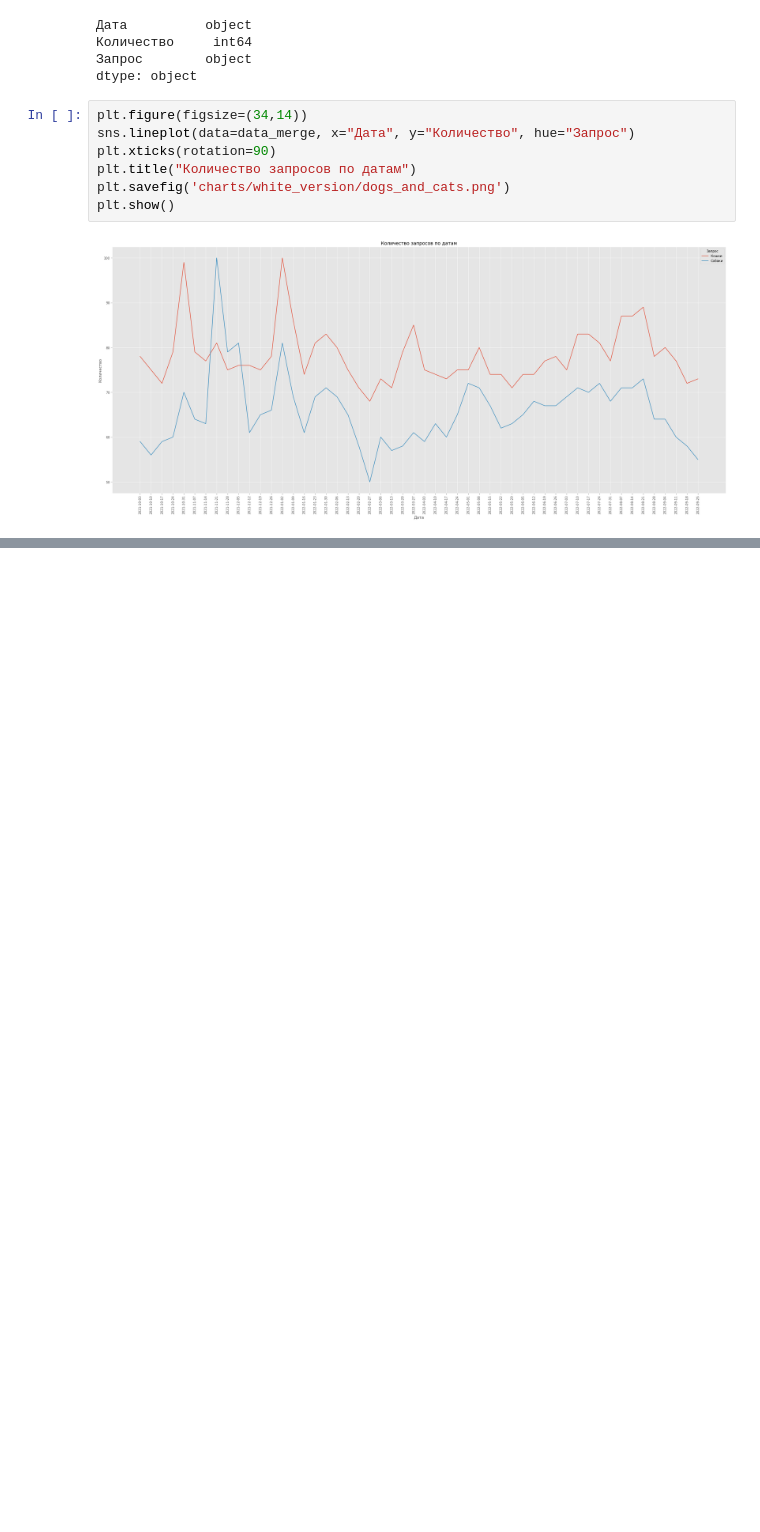
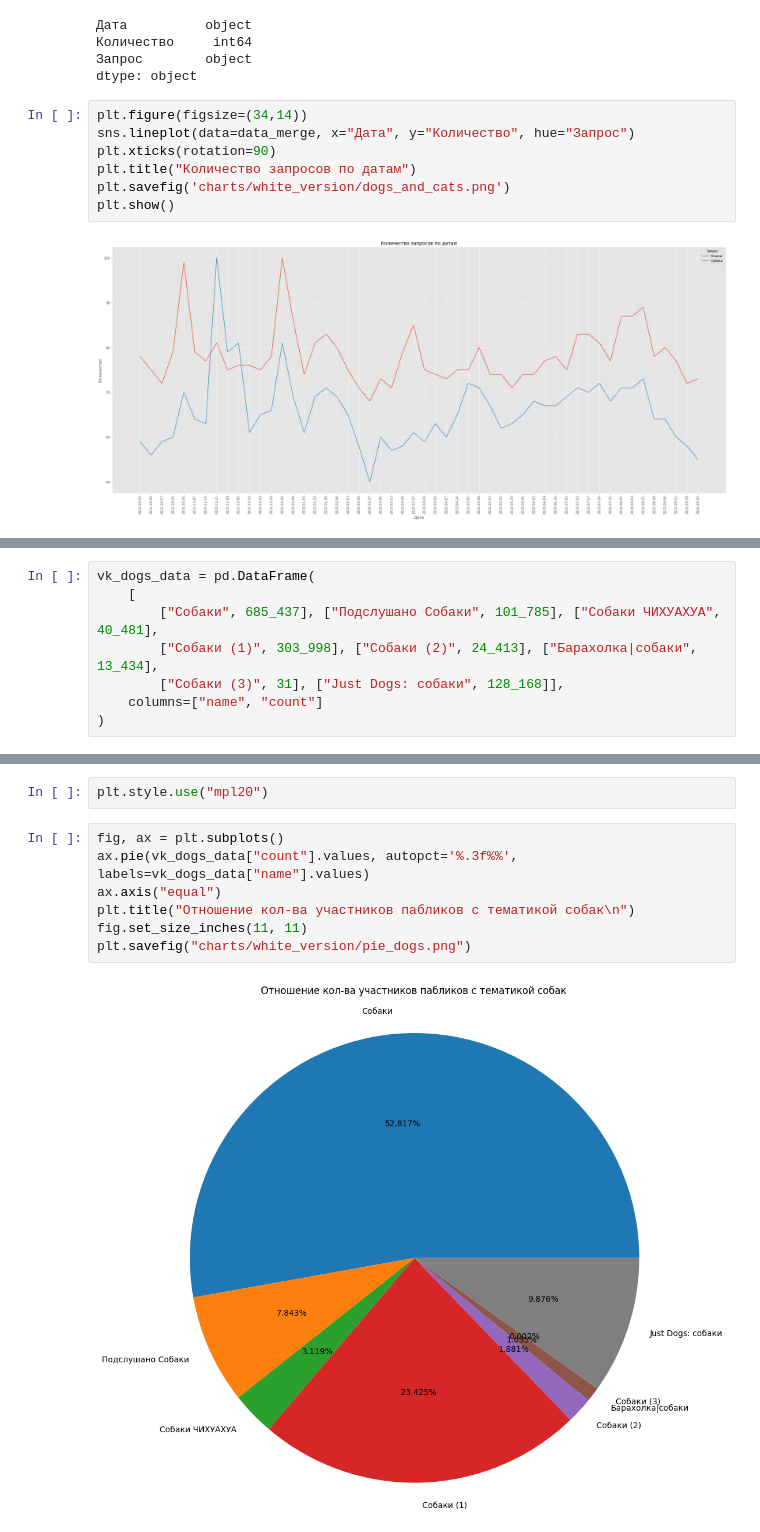
Before and after one commit to D1ffic00lt/cat-and-dog-analytics, a Jupyter notebook: main.ipynb, the cells around one changed output, grey strips where cells are left out. Cells and saved outputs as stored; diff of their text form; blank space fills up the shorter version.

```diff
--- a/main.ipynb
+++ b/main.ipynb
@@ -135,0 +144,8 @@ plt.show()
+# %%
+vk_dogs_data = pd.DataFrame(
+    [
+        ["Собаки", 685_437], ["Подслушано Собаки", 101_785], ["Собаки ЧИХУАХУА", 40_481],
+        ["Собаки (1)", 303_998], ["Собаки (2)", 24_413], ["Барахолка|собаки", 13_434],
+        ["Собаки (3)", 31], ["Just Dogs: собаки", 128_168]],
+    columns=["name", "count"]
+)
@@ -135,0 +164,11 @@ plt.show()
+# %%
+plt.style.use("mpl20")
+# %%
+fig, ax = plt.subplots()
+ax.pie(vk_dogs_data["count"].values, autopct='%.3f%%', labels=vk_dogs_data["name"].values)
+ax.axis("equal")
+plt.title("Отношение кол-ва участников пабликов с тематикой собак\n")
+fig.set_size_inches(11, 11)
+plt.savefig("charts/white_version/pie_dogs.png")
+# %% [output]
+[figure, added]
```
Also changed, not shown: parts of 12 cells of this notebook, 12 other files.
